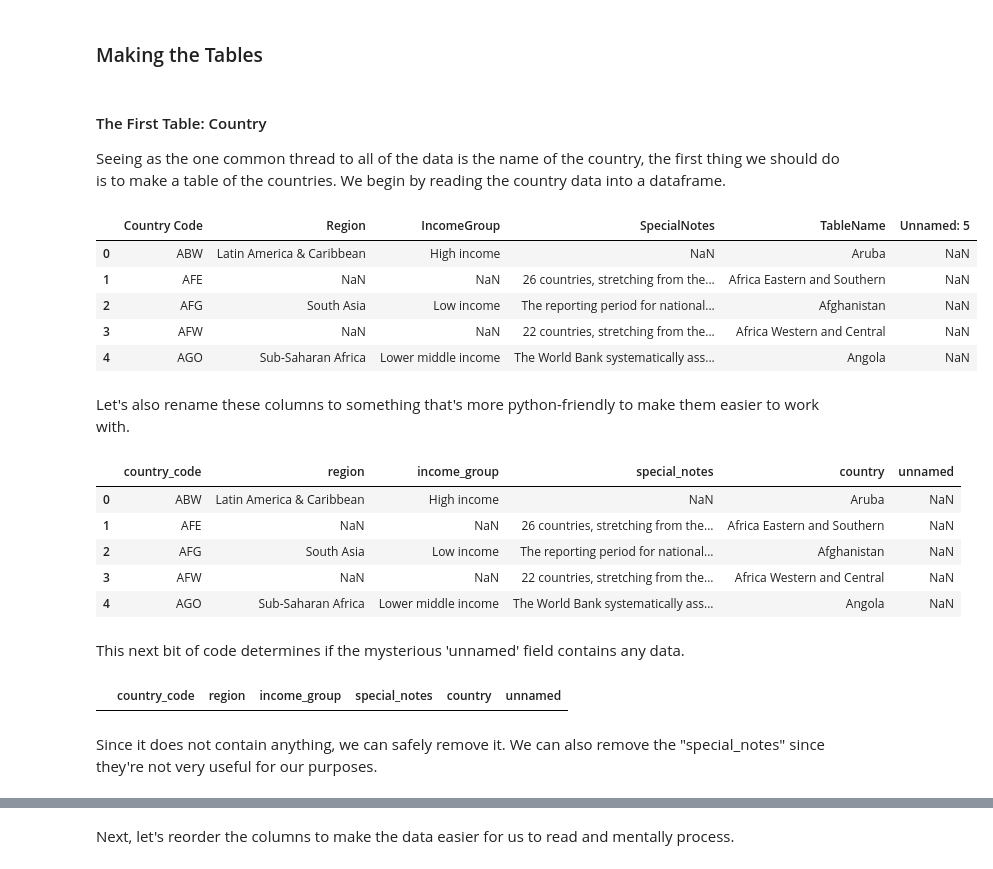
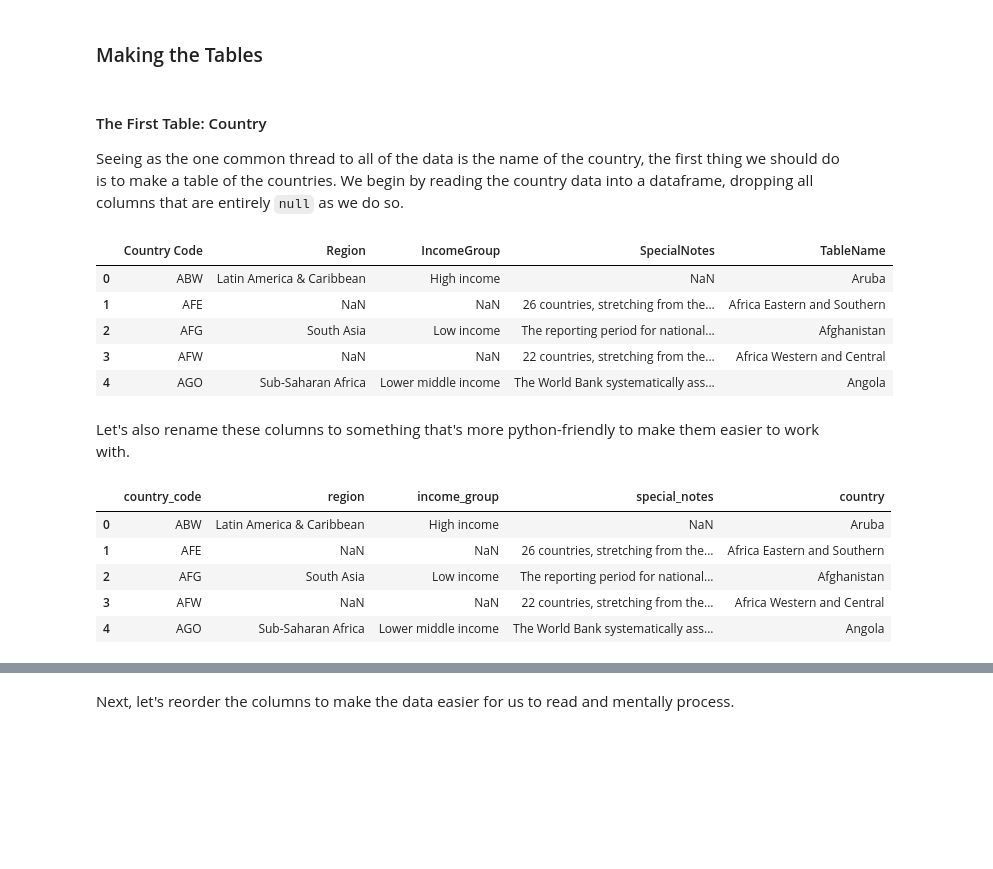
Before and after one commit to wlharr04/tourism-analysis, a Jupyter notebook: db-creation.ipynb, the cells around one changed output, grey strips where cells are left out. Drawn from its saved outputs; the diff is of its cells as text; code cells hidden in the pictures; blank space fills up the shorter version.

```diff
--- a/db-creation.ipynb
+++ b/db-creation.ipynb
@@ -21,18 +21,18 @@ connection = sqlite3.connect('./data/db/tourism.db')
 # %% [markdown]
 #### The First Table: Country
 
-Seeing as the one common thread to all of the data is the name of the country, the first thing we should do is to make a table of the countries. We begin by reading the country data into a dataframe.
+Seeing as the one common thread to all of the data is the name of the country, the first thing we should do is to make a table of the countries. We begin by reading the country data into a dataframe, dropping all columns that are entirely `null` as we do so.
 # %%
-df_country = pd.read_csv('./data/raw-data/arrivals/Metadata_Country_API_ST.INT.ARVL_DS2_en_csv_v2_5994899.csv')
+df_country = pd.read_csv('./data/raw-data/country.csv').dropna(axis=1, how='all')
 
 df_country.head()
 # %% [output]
-|  | Country Code | Region | IncomeGroup | SpecialNotes | TableName | Unnamed: 5 |
-| 0 | ABW | Latin America & Caribbean | High income | NaN | Aruba | NaN |
-| 1 | AFE | NaN | NaN | 26 countries, stretching from the... | Africa Eastern and Southern | NaN |
-| 2 | AFG | South Asia | Low income | The reporting period for national... | Afghanistan | NaN |
-| 3 | AFW | NaN | NaN | 22 countries, stretching from the... | Africa Western and Central | NaN |
-| 4 | AGO | Sub-Saharan Africa | Lower middle income | The World Bank systematically ass... | Angola | NaN |
+|  | Country Code | Region | IncomeGroup | SpecialNotes | TableName |
+| 0 | ABW | Latin America & Caribbean | High income | NaN | Aruba |
+| 1 | AFE | NaN | NaN | 26 countries, stretching from the... | Africa Eastern and Southern |
+| 2 | AFG | South Asia | Low income | The reporting period for national... | Afghanistan |
+| 3 | AFW | NaN | NaN | 22 countries, stretching from the... | Africa Western and Central |
+| 4 | AGO | Sub-Saharan Africa | Lower middle income | The World Bank systematically ass... | Angola |
 # %% [markdown]
 Let's also rename these columns to something that's more python-friendly to make them easier to work with.
 # %%
@@ -40,22 +40,13 @@ df_country.rename(columns={'Country Code': 'country_code',
                            'Region': 'region',
                            'IncomeGroup': 'income_group',
                            'SpecialNotes': 'special_notes',
-                           'TableName': 'country',
-                           'Unnamed: 5': 'unnamed'}, inplace=True)
+                           'TableName': 'country'}, inplace=True)
 
 df_country.head()
 # %% [output]
-|  | country_code | region | income_group | special_notes | country | unnamed |
-| 0 | ABW | Latin America & Caribbean | High income | NaN | Aruba | NaN |
-| 1 | AFE | NaN | NaN | 26 countries, stretching from the... | Africa Eastern and Southern | NaN |
-| 2 | AFG | South Asia | Low income | The reporting period for national... | Afghanistan | NaN |
-| 3 | AFW | NaN | NaN | 22 countries, stretching from the... | Africa Western and Central | NaN |
-| 4 | AGO | Sub-Saharan Africa | Lower middle income | The World Bank systematically ass... | Angola | NaN |
+|  | country_code | region | income_group | special_notes | country |
+| 0 | ABW | Latin America & Caribbean | High income | NaN | Aruba |
+| 1 | AFE | NaN | NaN | 26 countries, stretching from the... | Africa Eastern and Southern |
+| 2 | AFG | South Asia | Low income | The reporting period for national... | Afghanistan |
+| 3 | AFW | NaN | NaN | 22 countries, stretching from the... | Africa Western and Central |
+| 4 | AGO | Sub-Saharan Africa | Lower middle income | The World Bank systematically ass... | Angola |
-# %% [markdown]
-This next bit of code determines if the mysterious 'unnamed' field contains any data.
-# %%
-df_country[df_country.unnamed.notnull()]
-# %% [output]
-|  | country_code | region | income_group | special_notes | country | unnamed |
-# %% [markdown]
-Since it does not contain anything, we can safely remove it. We can also remove the "special_notes" since they're not very useful for our purposes.
```
Also changed, not shown: parts of 23 cells of this notebook, 28 other files.
